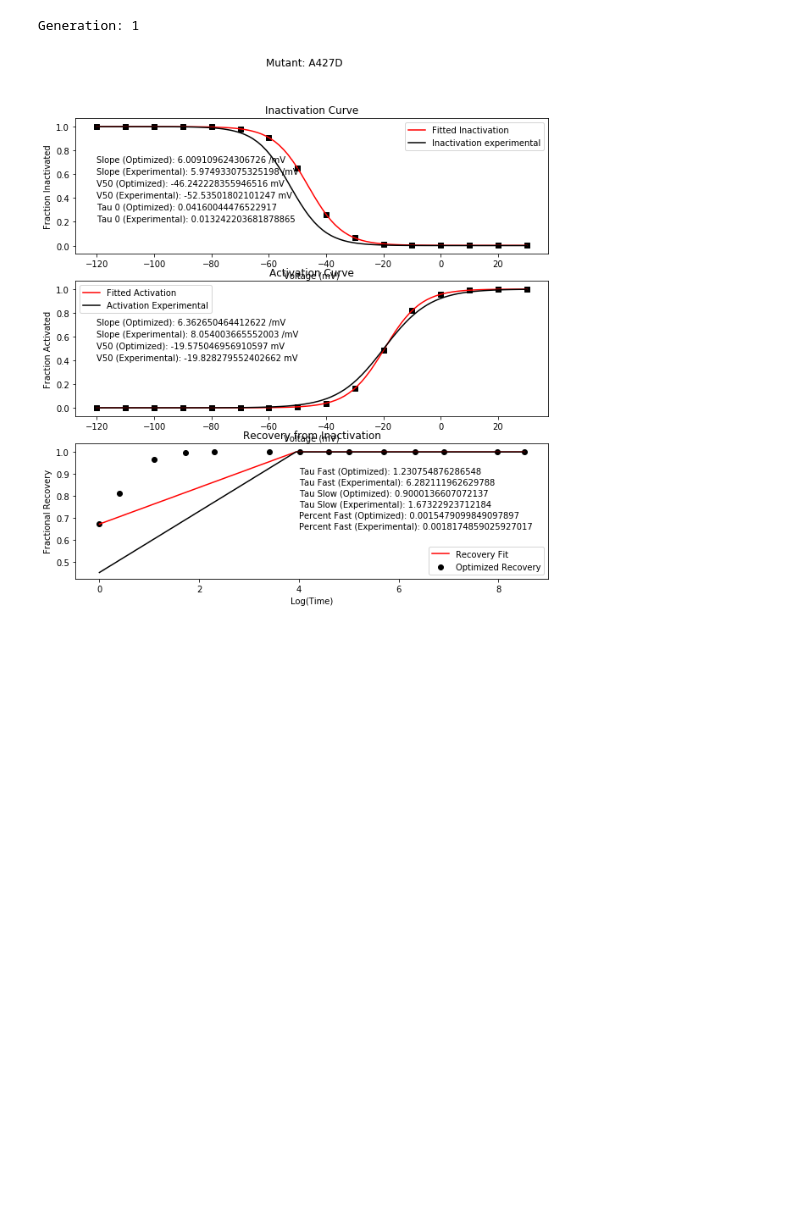
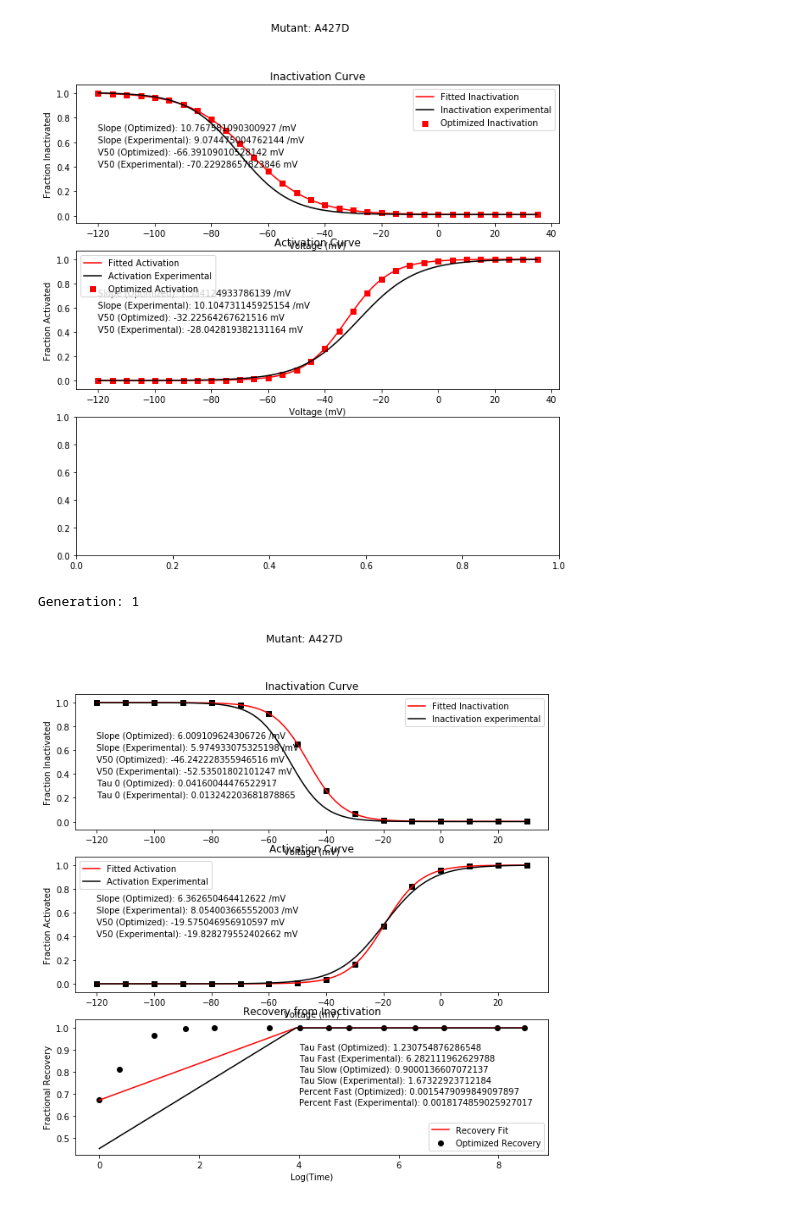
Before and after one commit to roybens/SimulatingVariants, a Jupyter notebook: Optimization with New Protocol.ipynb, the cells around one changed output. Drawn from its saved outputs; the diff is of its cells as text; code cells hidden in the pictures; blank space fills up the shorter version.

Commit message:
Debugged plotting function in eval

```diff
--- a/Optimization with New Protocol.ipynb
+++ b/Optimization with New Protocol.ipynb
@@ -33,2 +26,2 @@ plt.scatter(v_vec, gnorm_vec)
 # %%
-evaluator = vcl_ev.Vclamp_evaluator_HMM('params_na12mut8st.csv', 'A427D', 'na12mut8st')
+evaluator = vcl_ev.Vclamp_evaluator_HMM('./params_na12mut8st.csv', 'A427D', 'na12mut8st')
@@ -276,3 +172,7 @@ len(best_indvs)
+# %%
+evaluator.plot_data(best_indvs[0], 'A427D')
+# %% [output]
+[figure, added]
 # %%
 for i in range(1, 26):
     print('Generation: ' + str(i))
```
Also changed, not shown: parts of 13 cells of this notebook, 8 other files.
